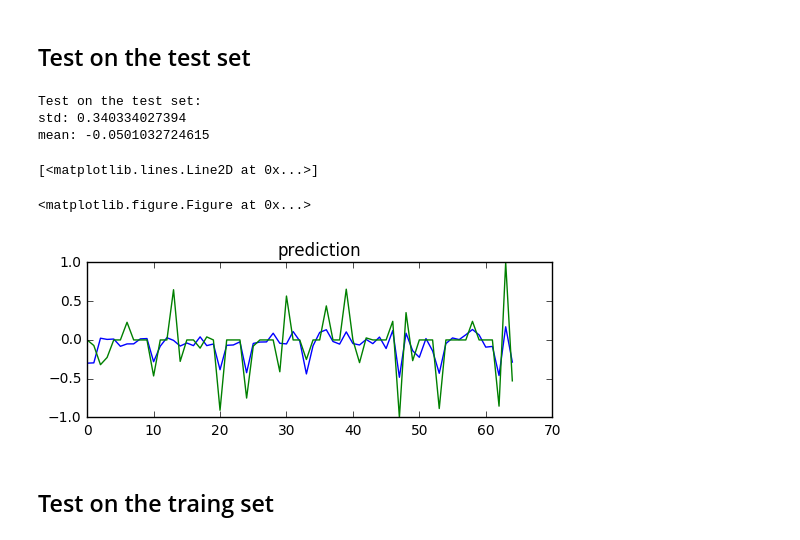
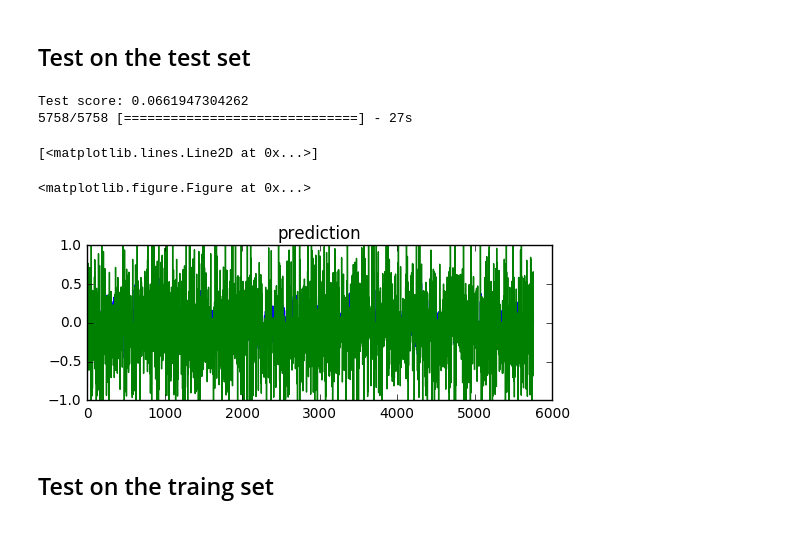
Before and after one commit to ramesh130/CarND-P13-Behavior-Cloning, a Jupyter notebook: model.ipynb, the cells around one changed output. Drawn from its saved outputs; the diff is of its cells as text; code cells hidden in the pictures.

Commit message:
retained model

```diff
--- a/model.ipynb
+++ b/model.ipynb
@@ -180,7 +182,7 @@ Input shape: (20, 80, 3)
 # %%
 from sklearn.cross_validation import train_test_split
 
-X, X_test, Y, y_test = train_test_split(X,Y,test_size=0.002)
+X, X_test, Y, y_test = train_test_split(X,Y,test_size=0.2)
 
 print('Train size:', X.shape)
 print('Test size:', X_test.shape)
@@ -265,6 +267,6 @@ model.compile(loss='mean_squared_error',
 # %%
 # change learning rate
 model.fit(X, Y,
-           batch_size = 64, nb_epoch= 100,
+           batch_size = 256, nb_epoch= 30,
            verbose=1, callbacks=[], validation_split=0.3,shuffle=True)
 # %% [output]
@@ -278,29 +294,28 @@ Epoch 1/1
 ## Test on the test set
 # %%
 # test statis
-print("Test on the test set:")
-print('std:', y_test.std())
-print('mean:', y_test.mean())
+test_scores = model.evaluate(X_test, y_test, verbose=0)
+
+print('Test score:', test_scores)
 
 # test results
 pred_test = model.predict(
                     x = X_test,
                     batch_size=1,
                     verbose=1)
 
 # plot test set
 plt.figure(1)
 plt.figure(figsize=(6, 2))
 plt.title('prediction')
 plt.plot(pred_test)
 plt.plot(np.asarray(y_test))
 # %% [output]
-Test on the test set:
-std: 0.340334027394
-mean: -0.0501032724615
+Test score: 0.0661947304262
+5758/5758 [==============================] - 27s
 [<matplotlib.lines.Line2D at 0x...>]
 <matplotlib.figure.Figure at 0x...>
-[figure, old version]
+[figure, new version]
 # %% [markdown]
 ## Test on the traing set
 # %% [markdown]
```
Also changed, not shown: parts of 5 cells of this notebook, 2 other files.
